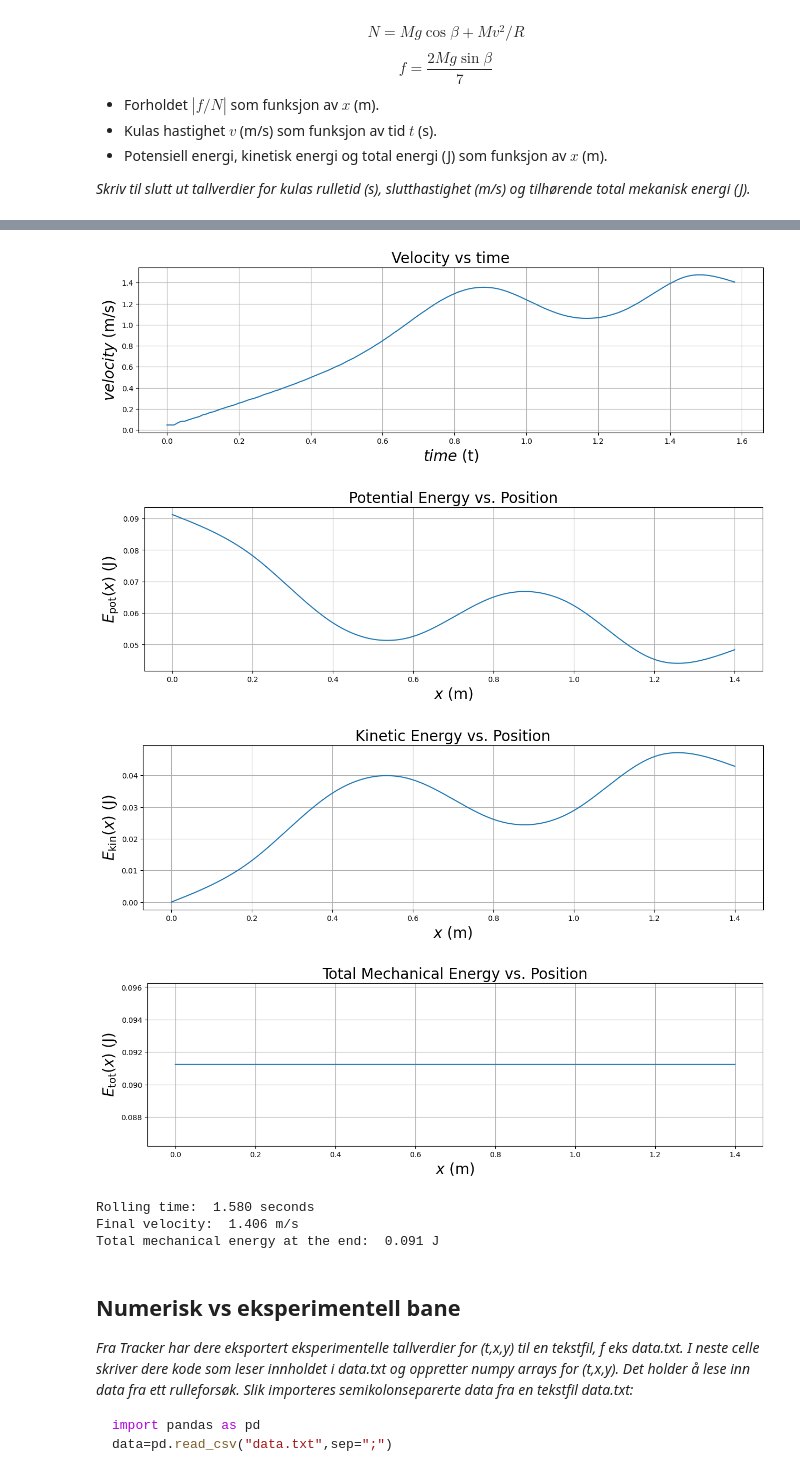
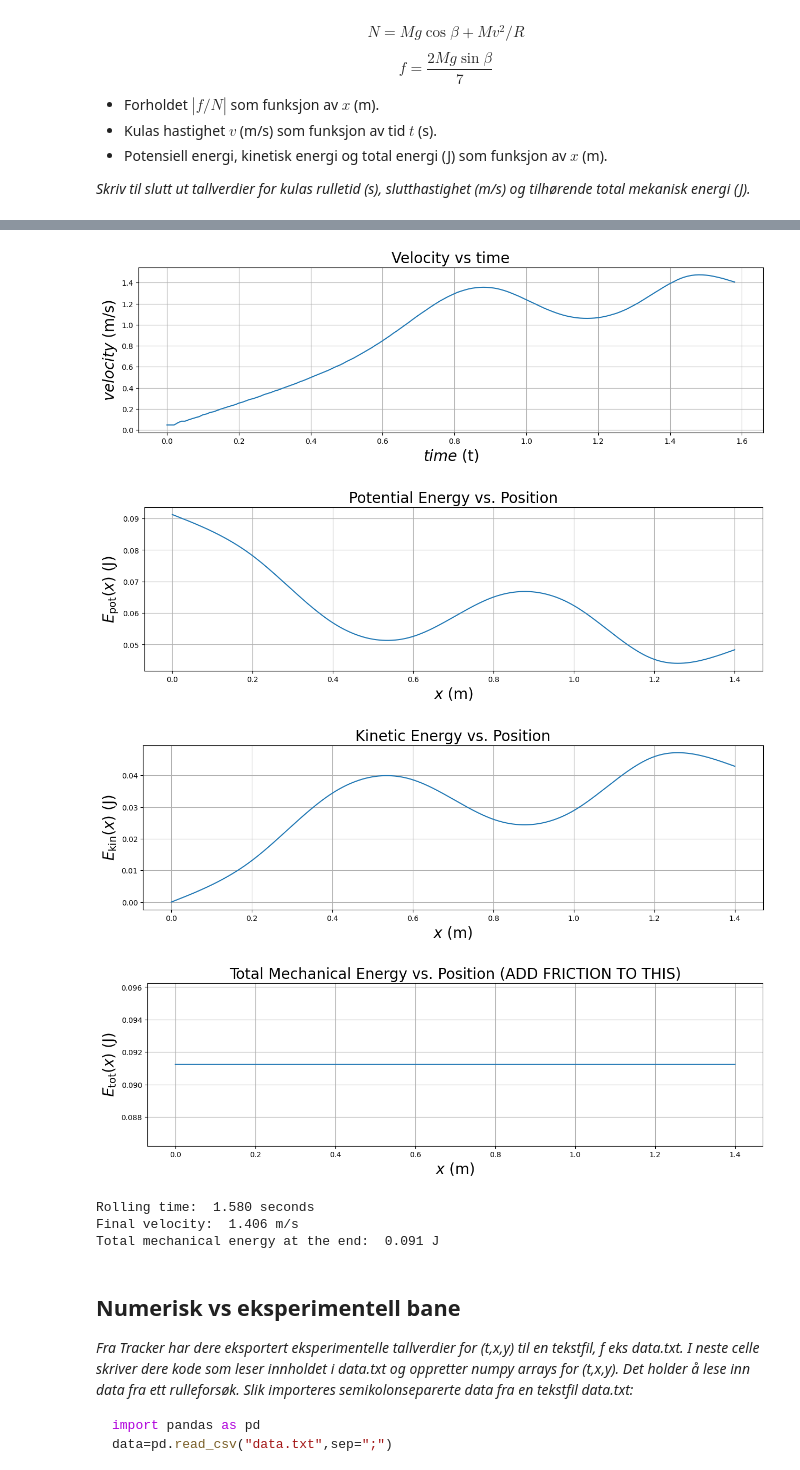
Before and after one commit to sondrp/lab, a Jupyter notebook: mal_V24.ipynb, the cells around one changed output, grey strips where cells are left out. Cells and saved outputs as stored; diff of their text form; code cells hidden in the pictures.

```diff
--- a/mal_V24.ipynb
+++ b/mal_V24.ipynb
@@ -226,14 +227,14 @@ f_N = f/N
 
 # v(t)
 
-times = [0]
+t = [0]
 dt = 0.01
-distances = []
-velocities = [v[1]]   # Must start with a velocity greater than 0
+x_t = []
+v_t = [v[1]]   # Must start with a velocity greater than 0
 
 x_k = dx
 while x_k < 1.4:
-    distances.append(x_k)        # Include previous position (ensure correct order)
+    x_t.append(x_k)        # Include previous position (ensure correct order)
     index = closest_index(x, x_k)   # index closest to previous position
     v_k = v[index]                  # velocity at that position
     angle = beta[index]             # angle at that position
@@ -241,8 +242,11 @@ while x_k < 1.4:
     x_k = x_k + v_k*np.cos(angle)*dt     # new position after moving for some time dt
 
     # update arrays
-    times.append(times[-1] + dt)
-    velocities.append(v_k)
+    t.append(t[-1] + dt)
+    v_t.append(v_k)
+
+x_t.append(x_k) # include the last used position
+
 
 # Epot(x)
 Epot = M*g*y
@@ -264,41 +268,41 @@ plotter('Normal force & Friction vs. Position', '$x$ (m)', '(N)', x, N, f)
 plotter('Normal force over Friction vs. Position', '$x$ (m)', '', x, f_N)
 
 # Plot velocity against time
-plotter('Velocity vs time', '$time$ (t)', '$velocity$ (m/s)', times, velocities)
+plotter('Velocity vs time', '$time$ (t)', '$velocity$ (m/s)', t, v_t)
 
 # Potential energy Epot(x)
 plotter('Potential Energy vs. Position', '$x$ (m)', '$E_{\mathrm{pot}}(x)$ (J)', x, Epot)
 
 # Kinetic energy Ekin(x)
 plotter('Kinetic Energy vs. Position', '$x$ (m)', '$E_{\mathrm{kin}}(x)$ (J)', x, Ekin)
 
 # Total mechanical energy Etot(x)
-plotter('Total Mechanical Energy vs. Position', '$x$ (m)', '$E_{\mathrm{tot}}(x)$ (J)', x, Etot)
+plotter('Total Mechanical Energy vs. Position (ADD FRICTION TO THIS)', '$x$ (m)', '$E_{\mathrm{tot}}(x)$ (J)', x, Etot)
 
 # Utskrift av rulletid, sluttfart, total mekanisk energi
 
 
 # Rolling time (s)
-rolling_time = times[-1]
+rolling_time = t[-1]
 
 # Final velocity (m/s)
 final_velocity = v[-1]
 
 # Total mechanical energy at the end (J)
 total_energy_at_end = Etot[-1]
 
 # Print the results
 print('Rolling time: %6.3f seconds' % rolling_time)
 print('Final velocity: %6.3f m/s' % final_velocity)
 print('Total mechanical energy at the end: %6.3f J' % total_energy_at_end)
 # %% [output]
 [figure]
 [figure]
 [figure]
 [figure]
 [figure]
 [figure]
-[figure, old version]
+[figure, new version]
 Rolling time:  1.580 seconds
 Final velocity:  1.406 m/s
 Total mechanical energy at the end:  0.091 J
```
Also changed, not shown: parts of 8 cells of this notebook.
